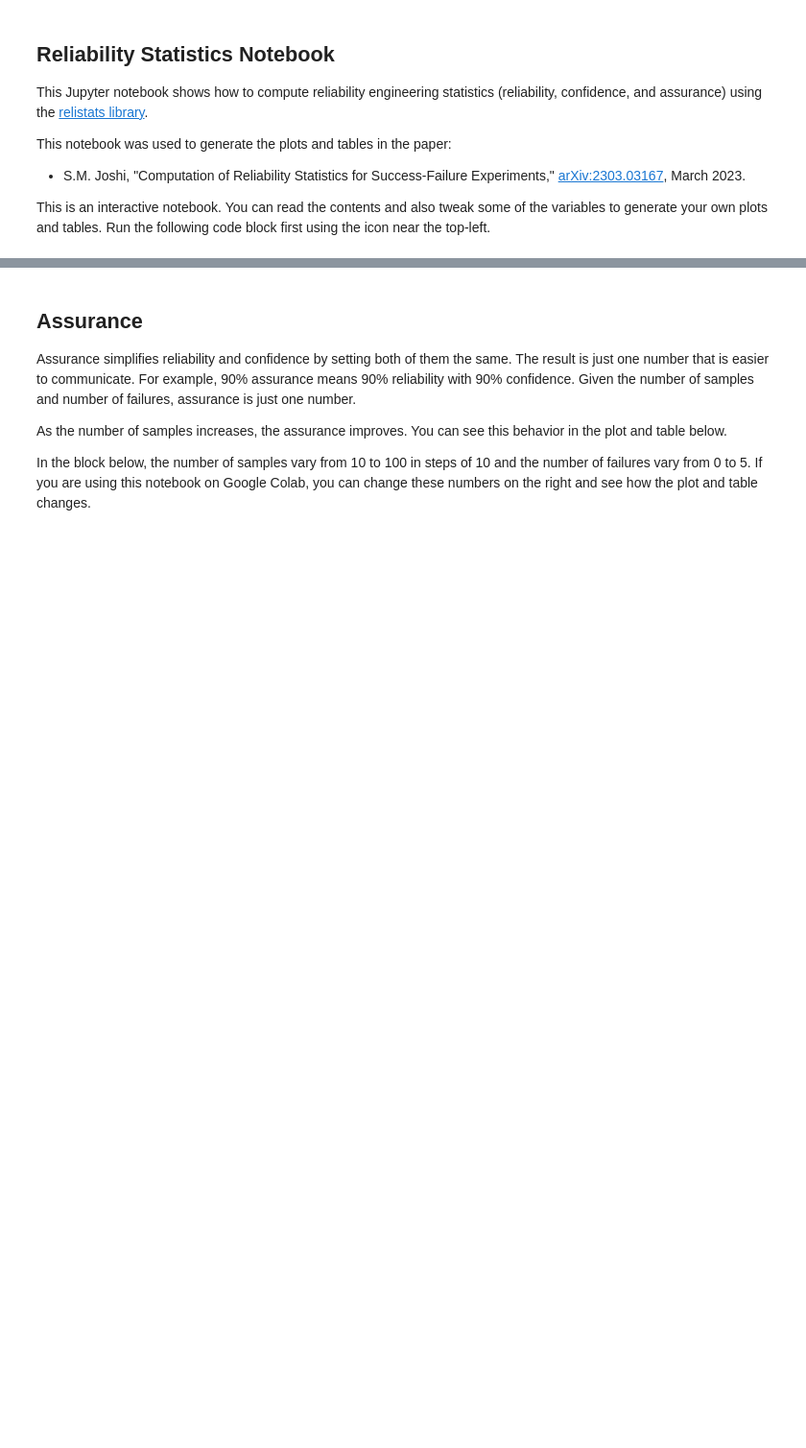
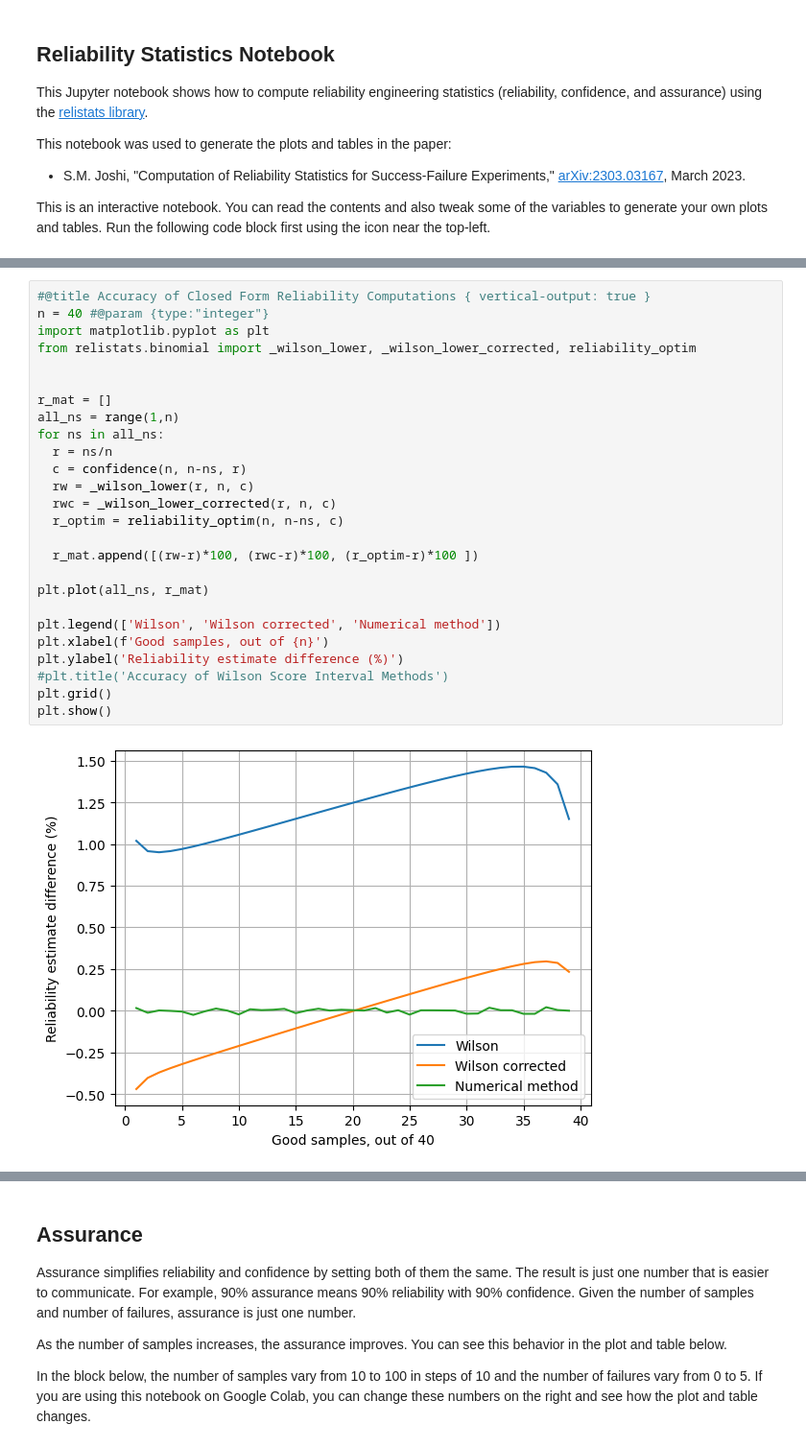
Before and after one commit to sanjaymjoshi/relistats, a Jupyter notebook: examples/paper01_reliability_statistics.ipynb, the cells around one changed output, grey strips where cells are left out. Shown at 96% size. Cells and saved outputs as stored; diff of their text form; blank space fills up the shorter version.

```diff
--- a/examples/paper01_reliability_statistics.ipynb
+++ b/examples/paper01_reliability_statistics.ipynb
@@ -37,0 +39,28 @@ table_format = "simple" # for notebook
+# %%
+#@title Accuracy of Closed Form Reliability Computations { vertical-output: true }
+n = 40 #@param {type:"integer"}
+import matplotlib.pyplot as plt
+from relistats.binomial import _wilson_lower, _wilson_lower_corrected, reliability_optim
+
+
+r_mat = []
+all_ns = range(1,n)
+for ns in all_ns:
+  r = ns/n
+  c = confidence(n, n-ns, r)
+  rw = _wilson_lower(r, n, c)
+  rwc = _wilson_lower_corrected(r, n, c)
+  r_optim = reliability_optim(n, n-ns, c)
+
+  r_mat.append([(rw-r)*100, (rwc-r)*100, (r_optim-r)*100 ])
+
+plt.plot(all_ns, r_mat)
+
+plt.legend(['Wilson', 'Wilson corrected', 'Numerical method'])
+plt.xlabel(f'Good samples, out of {n}')
+plt.ylabel('Reliability estimate difference (%)')
+#plt.title('Accuracy of Wilson Score Interval Methods')
+plt.grid()
+plt.show()
+# %% [output]
+[figure, added]
```
Also changed, not shown: parts of 16 cells of this notebook.
